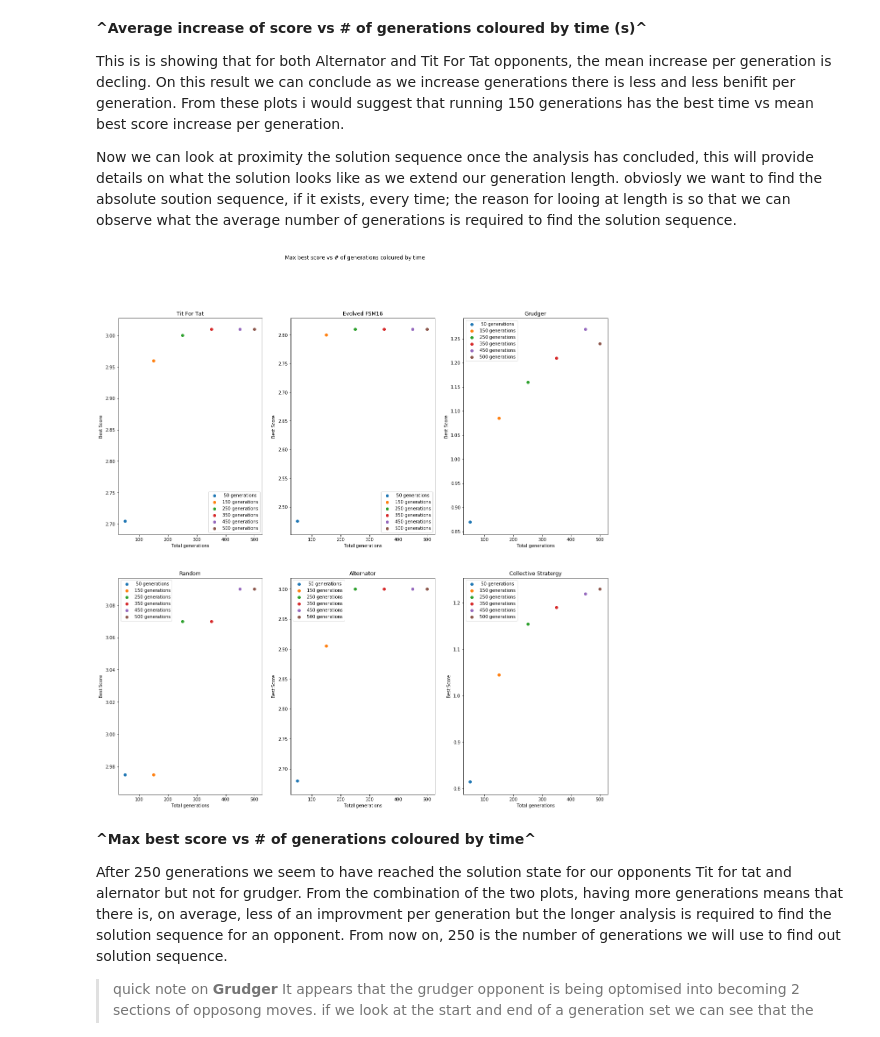
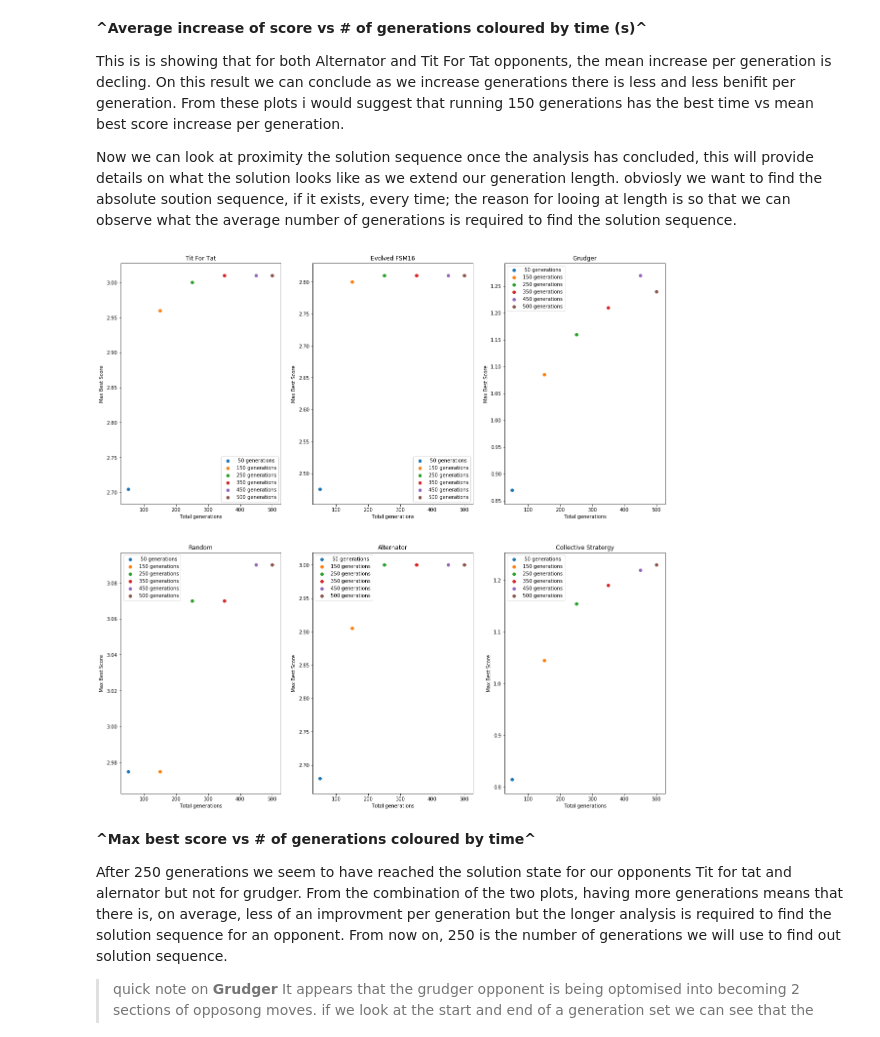
Before and after one commit to GitToby/FinalYearProject, a Jupyter notebook: code/notebooks/intro analysis.ipynb, the cells around one changed output. Drawn from its saved outputs; the diff is of its cells as text; code cells hidden in the pictures.

```diff
--- a/code/notebooks/intro analysis.ipynb
+++ b/code/notebooks/intro analysis.ipynb
@@ -348,7 +371,7 @@ Generation size analysis is a bit different as we want to see what length of gen
 working_dict = mutation_gen_dict
 
 f, axs = plt.subplots(2,3, sharex=False,sharey=True, figsize=(20,20))
-f.suptitle("Average increase of score vs # of generations")
+# f.suptitle("Average increase of score vs # of generations")
 
 a=0
 for opponent in working_dict:
@@ -362,9 +385,10 @@ for opponet in working_dict:
     i+=1
 
 for j in range(len(working_dict)):
-    axs[j%2,j%3].set(xlabel='Total generations', ylabel='Best Score')
+    axs[j%2,j%3].set(xlabel='Total Generations', ylabel='Mean Best Score Diff')
+    axs[j%2,j%3].axhline(0)
     axs[j%2,j%3].legend()
 
 
-f.savefig('plots/gen_len/gen_len avg diff all opponents.png')
+f.savefig('plots/gen_len/gen_len avg diff vs total gens all opponents.png')
 # %% [output]
@@ -378,28 +402,28 @@ Now we can look at proximity the solution sequence once the analysis has conclud
 # %%
 working_dict = mutation_gen_dict
 
 f, axs = plt.subplots(2,3, sharex=False, figsize=(20,20))
-f.suptitle("Max best score vs # of generations coloured by time")
+# f.suptitle("Max best score vs # of generations coloured by time")
 
 a=0
 for opponent in working_dict:
     axs[a%2,a%3].set_title(opponent)
     a+=1
 
 i=0
 for opponet in working_dict:
     for lab, df in working_dict.get(opponet).groupby("generations"):
         axs[i%2,i%3].scatter(lab,df["best_score"].max(), label="{:3.0f} generations".format(lab))
     i+=1
 
 for j in range(len(working_dict)):
-    axs[j%2,j%3].set(xlabel='Total generations', ylabel='Best Score')
+    axs[j%2,j%3].set(xlabel='Total generations', ylabel='Max Best Score')
     axs[j%2,j%3].legend()
 
 
-f.savefig('plots/gen_len/gen_len best score all opponents.png')
+f.savefig('plots/gen_len/gen_len best score vs total gens all opponents.png')
 # %% [output]
-[figure, old version]
+[figure, new version]
 # %% [markdown]
 __^Max best score vs # of generations coloured by time^__
 
```
Also changed, not shown: parts of 60 cells of this notebook, 3 other files.
